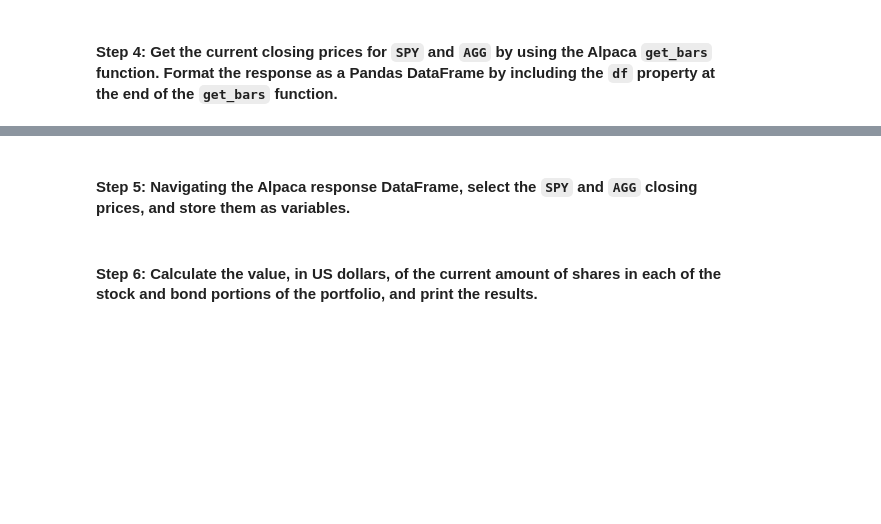
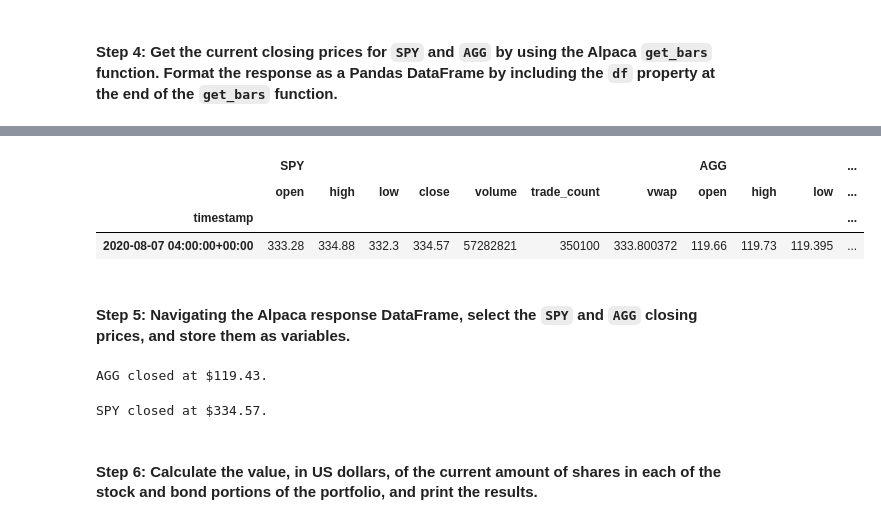
Before and after one commit to cannabbeers/05_financial_planner_prototype, a Jupyter notebook: financial_planning_tools.ipynb, the cells around one changed output, grey strips where cells are left out. Cells and saved outputs as stored; diff of their text form; code cells hidden in the pictures; blank space fills up the shorter version.

```diff
--- a/financial_planning_tools.ipynb
+++ b/financial_planning_tools.ipynb
@@ -325,12 +381,38 @@ end_date = pd.Timestamp("2020-08-07", tz="America/Los_Angeles").isoformat()
 # %%
-# Use the Alpaca get_barset function to get current closing prices the portfolio
+# Use the Alpaca get_bars function to get current closing prices the portfolio
 # Be sure to set the `df` property after the function to format the response object as a DataFrame
-portfolio_df = alpaca.get_bars(
+
+close_prices = alpaca.get_bars(
     tickers,
     timeframe,
-    start = start_date,
-    end = end_date
+    start=start_date,
+    end=end_date
 ).df
 
+
+
+# Reorganize the DataFrame
+# Separate ticker data
+SPY = close_prices[
+    close_prices[
+        'symbol'] == 'SPY'].drop(
+    'symbol',
+    axis=1
+)
+AGG = close_prices[
+    close_prices[
+        'symbol'] == 'AGG'].drop(
+    'symbol', axis=1
+)
+
+
+# Concatenate the ticker DataFrames
+mkt_on_close = pd.concat([SPY, AGG], axis=1, keys=['SPY', 'AGG'])
+
 # Review the first 5 rows of the Alpaca DataFrame
-display(portfolio_df.head())
+mkt_on_close.head()
+# %% [output]
+|  | SPY |  |  |  |  |  |  | AGG |  |  | ... |
+|  | open | high | low | close | volume | trade_count | vwap | open | high | low | ... |
+| timestamp |  |  |  |  |  |  |  |  |  |  | ... |
+| 2020-08-07 04:00:00+00:00 | 333.28 | 334.88 | 332.3 | 334.57 | 57282821 | 350100 | 333.800372 | 119.66 | 119.73 | 119.395 | ... |
@@ -383,17 +421,21 @@ close_prices.head()
 # %%
 # Access the closing price for AGG from the Alpaca DataFrame
 # Converting the value to a floating point number
-agg_close_price = # YOUR CODE HERE
+agg_close_price = float(holdings_df['AGG']['close'])
 
 # Print the AGG closing price
-# YOUR CODE HERE
+print(f'AGG closed at ${agg_close_price:,.2f}.')
+# %% [output]
+AGG closed at $119.43.
 # %%
 # Access the closing price for SPY from the Alpaca DataFrame
 # Converting the value to a floating point number
-spy_close_price = # YOUR CODE HERE
+spy_close_price = float(holdings_df['SPY']['close'])
 
 # Print the SPY closing price
-# YOUR CODE HERE
+print(f'SPY closed at ${spy_close_price:,.2f}.')
+# %% [output]
+SPY closed at $334.57.
 # %% [markdown]
 #### Step 6: Calculate the value, in US dollars, of the current amount of shares in each of the stock and bond portions of the portfolio, and print the results.
 # %%
```
Also changed, not shown: parts of 18 cells of this notebook.
